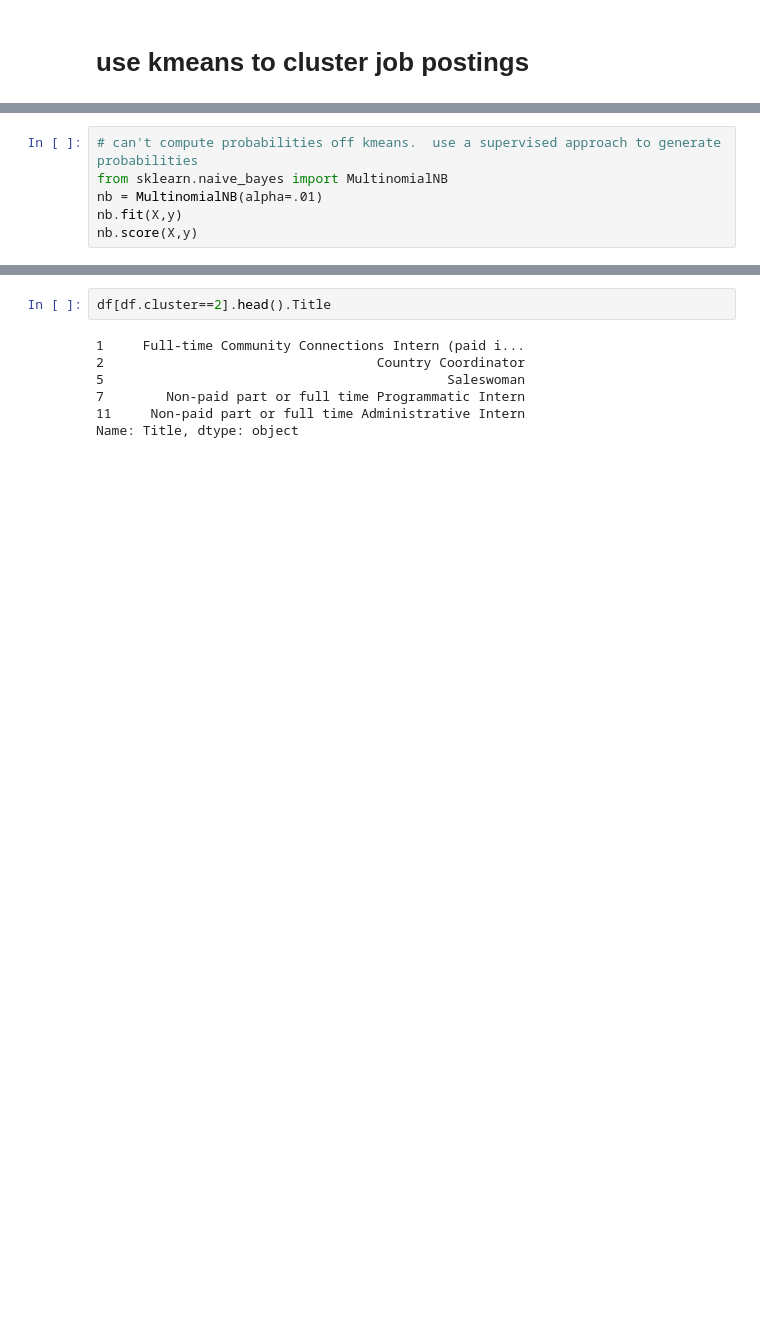
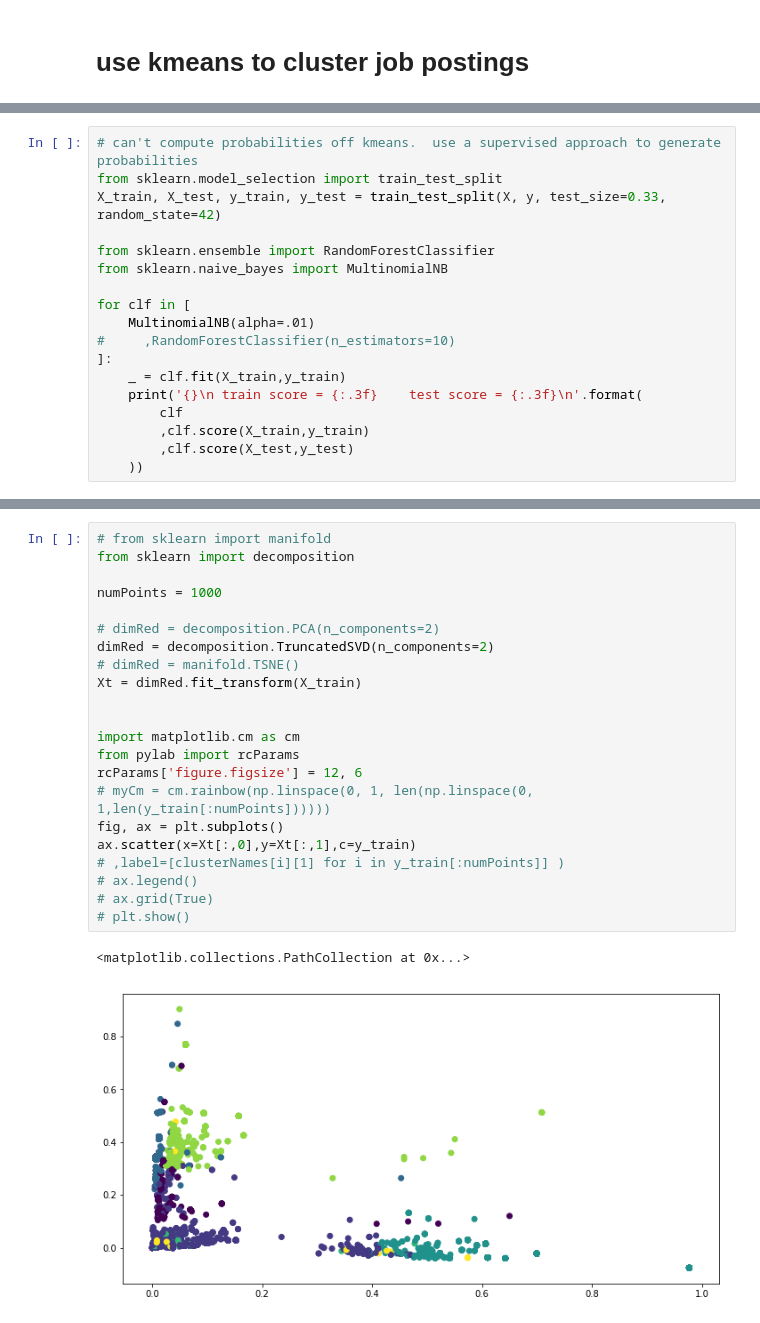
Before and after one commit to mondayn/py, a Jupyter notebook: jobClassify.ipynb, the cells around one changed output, grey strips where cells are left out. Cells and saved outputs as stored; diff of their text form; blank space fills up the shorter version.

```diff
--- a/jobClassify.ipynb
+++ b/jobClassify.ipynb
@@ -157,6 +192,18 @@ use lime text explainer
 # %%
 # can't compute probabilities off kmeans.  use a supervised approach to generate probabilities
+from sklearn.model_selection import train_test_split
+X_train, X_test, y_train, y_test = train_test_split(X, y, test_size=0.33, random_state=42)
+
+from sklearn.ensemble import RandomForestClassifier
 from sklearn.naive_bayes import MultinomialNB
-nb = MultinomialNB(alpha=.01)
-nb.fit(X,y)
-nb.score(X,y)
+
+for clf in [
+    MultinomialNB(alpha=.01)
+#     ,RandomForestClassifier(n_estimators=10)
+]:
+    _ = clf.fit(X_train,y_train)
+    print('{}\n train score = {:.3f}    test score = {:.3f}\n'.format(
+        clf
+        ,clf.score(X_train,y_train)
+        ,clf.score(X_test,y_test)
+    ))
@@ -190,9 +251,25 @@ exp.show_in_notebook(text=df.Title.iloc[1],labels=(2,))
-# %%
-df[df.cluster==2].head().Title
-# %% [output]
-1     Full-time Community Connections Intern (paid i...
-2                                   Country Coordinator
-5                                            Saleswoman
-7        Non-paid part or full time Programmatic Intern
-11     Non-paid part or full time Administrative Intern
-Name: Title, dtype: object
+# %%
+# from sklearn import manifold
+from sklearn import decomposition
+
+numPoints = 1000
+
+# dimRed = decomposition.PCA(n_components=2)
+dimRed = decomposition.TruncatedSVD(n_components=2)
+# dimRed = manifold.TSNE()
+Xt = dimRed.fit_transform(X_train)
+
+
+import matplotlib.cm as cm
+from pylab import rcParams
+rcParams['figure.figsize'] = 12, 6
+# myCm = cm.rainbow(np.linspace(0, 1, len(np.linspace(0, 1,len(y_train[:numPoints])))))
+fig, ax = plt.subplots()
+ax.scatter(x=Xt[:,0],y=Xt[:,1],c=y_train)
+# ,label=[clusterNames[i][1] for i in y_train[:numPoints]] )
+# ax.legend()
+# ax.grid(True)
+# plt.show()
+# %% [output]
+<matplotlib.collections.PathCollection at 0x...>
+[figure, added]
```
Also changed, not shown: parts of 19 cells of this notebook.
